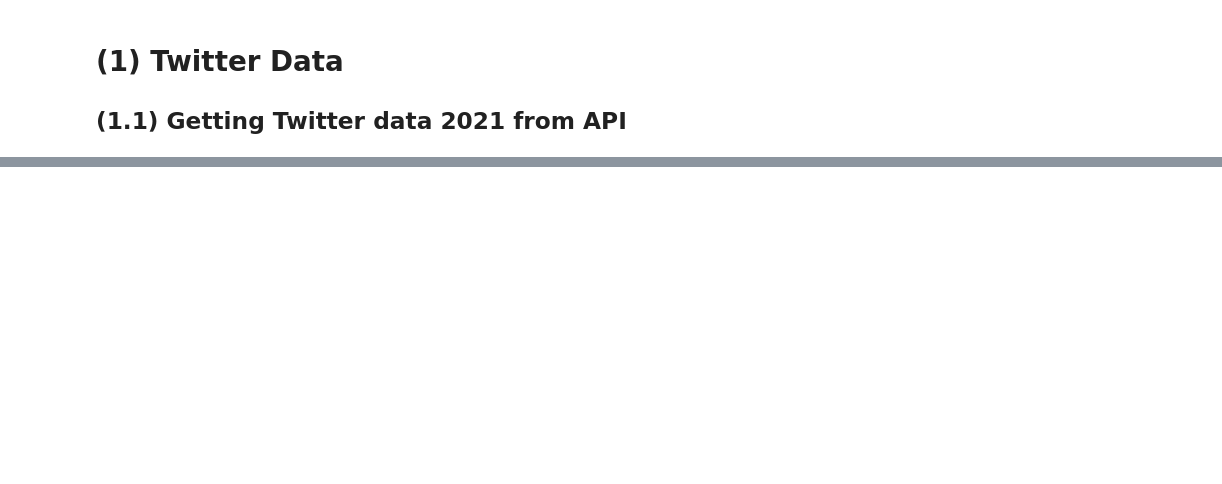
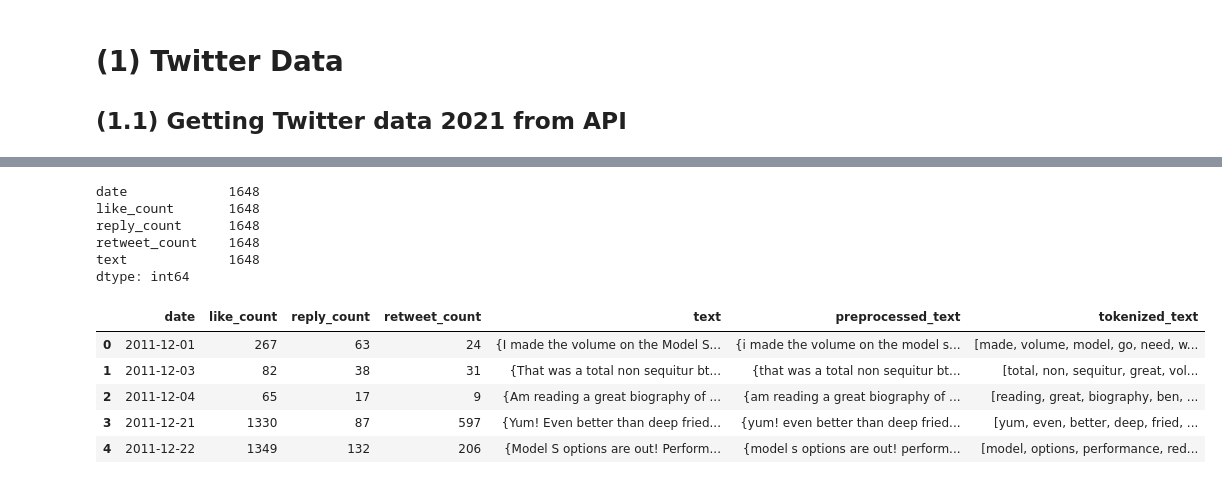
Before and after one commit to Gobi1616/Datalogy_Final, a Jupyter notebook: Cleaning_preprocessing_data.ipynb, the cells around one changed output, grey strips where cells are left out. Cells and saved outputs as stored; diff of their text form; code cells hidden in the pictures; blank space fills up the shorter version.

```diff
--- a/Cleaning_preprocessing_data.ipynb
+++ b/Cleaning_preprocessing_data.ipynb
@@ -37,0 +149,10 @@ HTTPError: 401 Client Error: Unauthorized for url: https://api.twitter.com/2/use
+# %%
+# group tweets that posted at the same day
+def f(x):
+     return pd.Series(dict(like_count = x['like_count'].sum(),
+                        reply_count = x['reply_count'].sum(),
+                        retweet_count = x['retweet_count'].sum(),
+                        text = "{%s}" % ', '.join(x['text'])))
+# %%
+twitter_df_merged = twitter_df_merged.groupby('date').apply(f).reset_index()
+twitter_df_merged.head()
@@ -37,0 +166,52 @@ HTTPError: 401 Client Error: Unauthorized for url: https://api.twitter.com/2/use
+# %%
+twitter_df_merged.count()
+# %% [output]
+date             1648
+like_count       1648
+reply_count      1648
+retweet_count    1648
+text             1648
+dtype: int64
+# %%
+twitter_df = twitter_df_merged.copy()
+# %%
+# Data Pre-processing and make the tweets all lowercase and remove stopwords.
+# lower the tweets
+twitter_df['preprocessed_text'] = twitter_df['text'].str.lower()
+
+# remove apostrophe from words and url
+twitter_df['preprocessed_text'] = [re.sub("('[a-z]+)\s", " ", row) for row in twitter_df['preprocessed_text']]
+twitter_df['preprocessed_text'] = [re.sub("(')\s", " ", row) for row in twitter_df['preprocessed_text']]
+twitter_df['preprocessed_text'] = [re.sub("(?:https:\/\/\S+)\s", "", row) for row in twitter_df['preprocessed_text']]
+
+
+# filter out rest URLs
+url_re = '(?:https?:\/\/)?(?:[^?\/\s]+[?\/])(.*)'
+twitter_df['preprocessed_text'] = twitter_df['preprocessed_text'].apply(lambda row: ' '.join([word for word in row.split() if (not re.match(url_re, word))]))
+
+# tokenize the tweets
+tokenizer = RegexpTokenizer('[a-zA-Z]\w+\'?\w*')
+twitter_df['tokenized_text'] = twitter_df['preprocessed_text'].apply(lambda row: tokenizer.tokenize(row))
+
+#create an object of class PorterStemmer
+porter = PorterStemmer()
+
+# apply stemming
+twitter_df['preprocessed_text'] = [porter.stem(row) for row in twitter_df['preprocessed_text']]
+
+# filter out stop words
+en_stop_words = nltk.corpus.stopwords.words('english')
+additional_stop_words =['amp', 'rt', 'th','co', 're', 've', 'kim', 'daca', 'us', 'it', 'th', 'you', 'haha', 'st', 'et', 'so', 'iii', 'also', 've', 'la', 're', 'the', 'https', 'wow', 'actually', 'due', 'ft', 'pcr', 'via', 'am', 'gt', 'com', 'since', 'in', 'me', 'and', 'btw', 'yesterday', 'ii', 'inu', 'on', 'http', 'to', 'vs', 'rd', 'ur', 'of', 'bs', 'km', 'est', 'em', 'lz', 'kms', 'aft', 'nd',  'here’s', 're', 'mqxfakpzf' 'mph', 'ht', 'etc', 'dm', 'doo']
+en_stop_words.extend(additional_stop_words)
+
+twitter_df['tokenized_text'] = twitter_df['tokenized_text'].apply(lambda row: [word for word in row if (not word in en_stop_words)])
+
+df_tweets_clean = twitter_df.copy()
+df_tweets_clean.head()
+# %% [output]
+|  | date | like_count | reply_count | retweet_count | text | preprocessed_text | tokenized_text |
+| 0 | 2011-12-01 | 267 | 63 | 24 | {I made the volume on the Model S... | {i made the volume on the model s... | [made, volume, model, go, need, w... |
+| 1 | 2011-12-03 | 82 | 38 | 31 | {That was a total non sequitur bt... | {that was a total non sequitur bt... | [total, non, sequitur, great, vol... |
+| 2 | 2011-12-04 | 65 | 17 | 9 | {Am reading a great biography of ... | {am reading a great biography of ... | [reading, great, biography, ben, ... |
+| 3 | 2011-12-21 | 1330 | 87 | 597 | {Yum! Even better than deep fried... | {yum! even better than deep fried... | [yum, even, better, deep, fried, ... |
+| 4 | 2011-12-22 | 1349 | 132 | 206 | {Model S options are out! Perform... | {model s options are out! perform... | [model, options, performance, red... |
```
Also changed, not shown: parts of 17 cells of this notebook, 5 other files.
